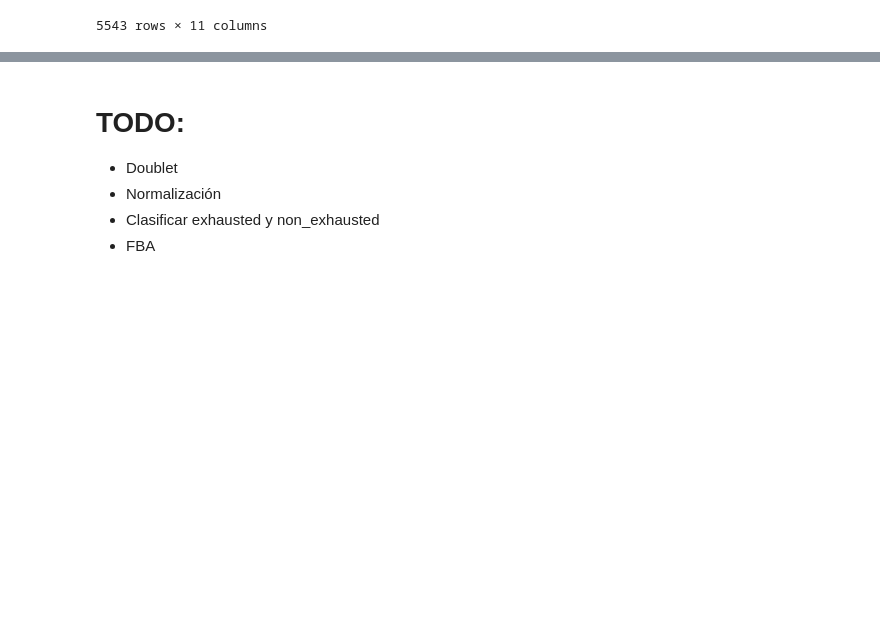
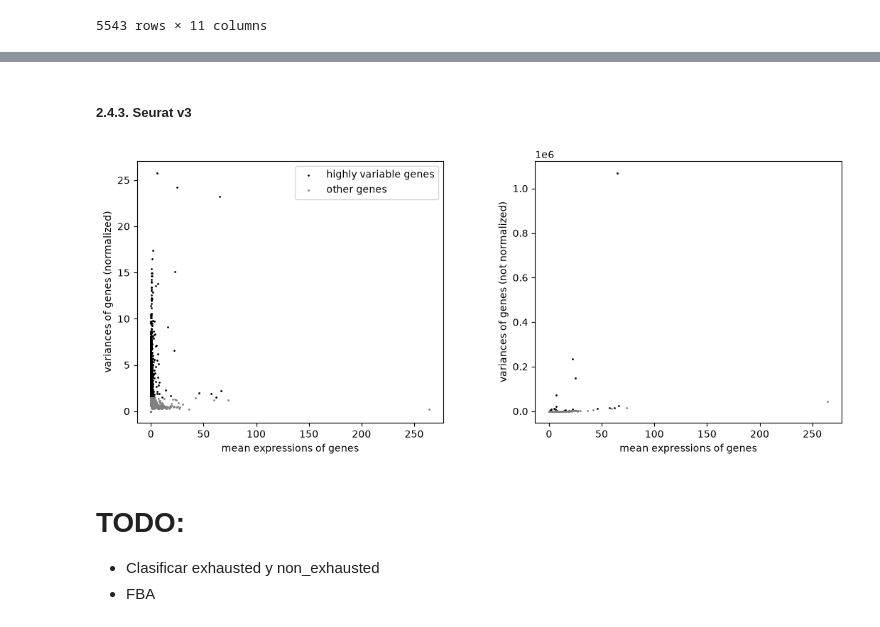
Before and after one commit to YeJhao/tfg, a Jupyter notebook: GSM5076750_HCC2.ipynb, the cells around one changed output, grey strips where cells are left out. Cells and saved outputs as stored; diff of their text form; code cells hidden in the pictures; blank space fills up the shorter version.

```diff
--- a/GSM5076750_HCC2.ipynb
+++ b/GSM5076750_HCC2.ipynb
@@ -205,6 +249,10 @@ sc.pl.scatter(hcc2_filtered, "total_counts", "n_genes_by_counts", color="pct_cou
+# %% [markdown]
+##### 2.4.3. Seurat v3
+# %%
+sc.pl.highly_variable_genes(hcc2_filtered)
+# %% [output]
+[figure, added]
 # %% [markdown]
 # TODO:
-- Doublet
-- Normalización
 - Clasificar exhausted y non_exhausted
 - FBA
```
Also changed, not shown: parts of 20 cells of this notebook.
